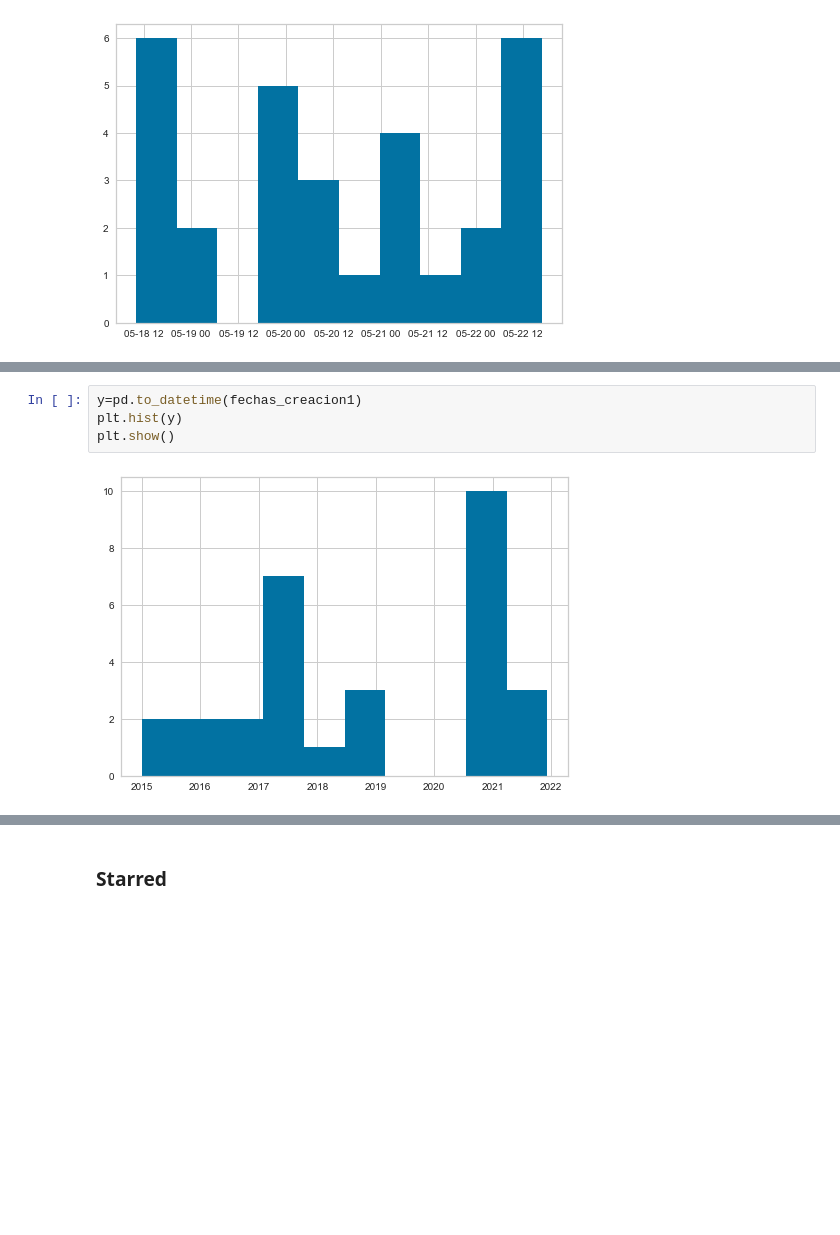
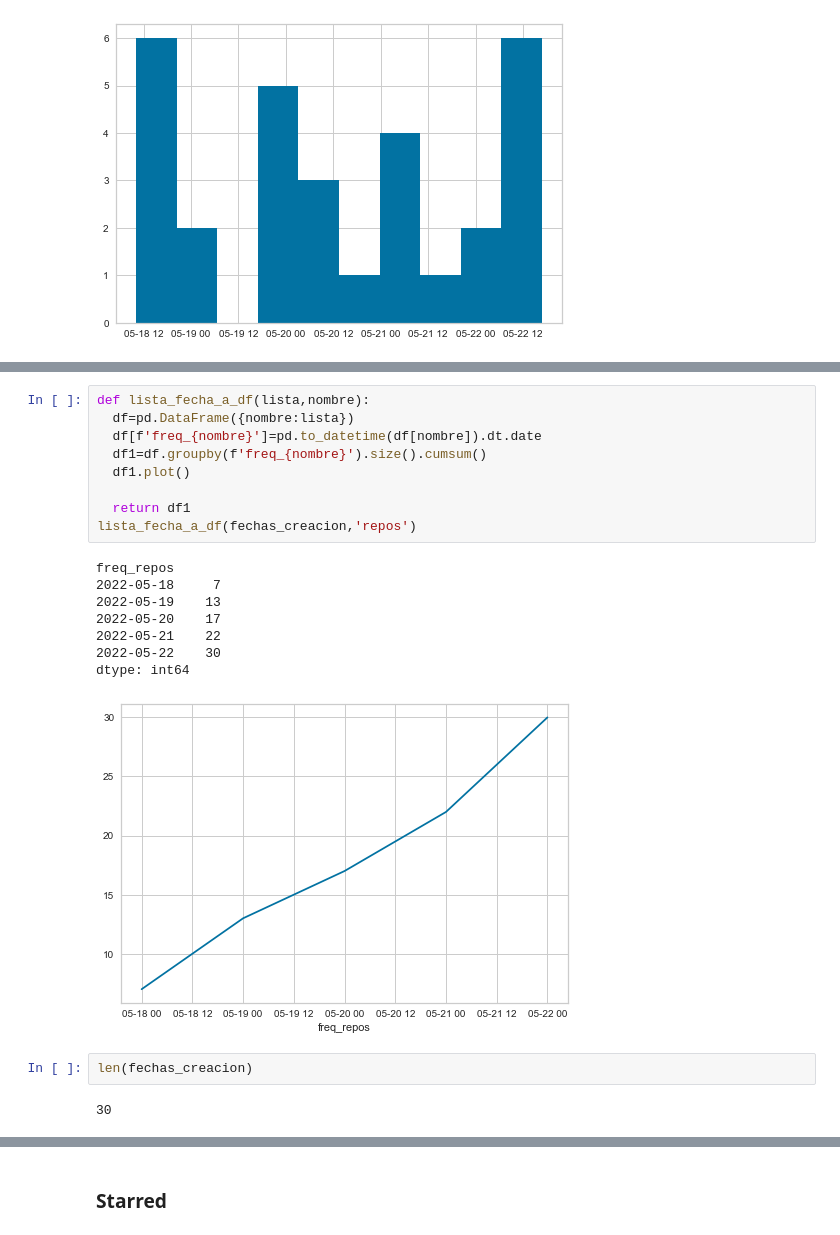
Before and after one commit to FunkySpiderman/Promisearch, a Jupyter notebook: pipeline/01-obtencion_datos/info_historica.ipynb, the cells around one changed output, grey strips where cells are left out. Saved outputs shown, nothing was run; the diff lists cells and outputs as text; blank space fills up the shorter version.

```diff
--- a/pipeline/01-obtencion_datos/info_historica.ipynb
+++ b/pipeline/01-obtencion_datos/info_historica.ipynb
@@ -343,6 +362,22 @@ DatetimeIndex(['2022-05-22 16:47:11+00:00', '2022-05-22 16:29:51+00:00',
-# %%
-y=pd.to_datetime(fechas_creacion1)
-plt.hist(y)
-plt.show()
-# %% [output]
-[figure, removed]
+# %%
+def lista_fecha_a_df(lista,nombre):
+  df=pd.DataFrame({nombre:lista})
+  df[f'freq_{nombre}']=pd.to_datetime(df[nombre]).dt.date
+  df1=df.groupby(f'freq_{nombre}').size().cumsum()
+  df1.plot()
+
+  return df1
+lista_fecha_a_df(fechas_creacion,'repos')
+# %% [output]
+freq_repos
+2022-05-18     7
+2022-05-19    13
+2022-05-20    17
+2022-05-21    22
+2022-05-22    30
+dtype: int64
+[figure, added]
+# %%
+len(fechas_creacion)
+# %% [output]
+30
```
Also changed, not shown: parts of 18 cells of this notebook, 1 other file.
